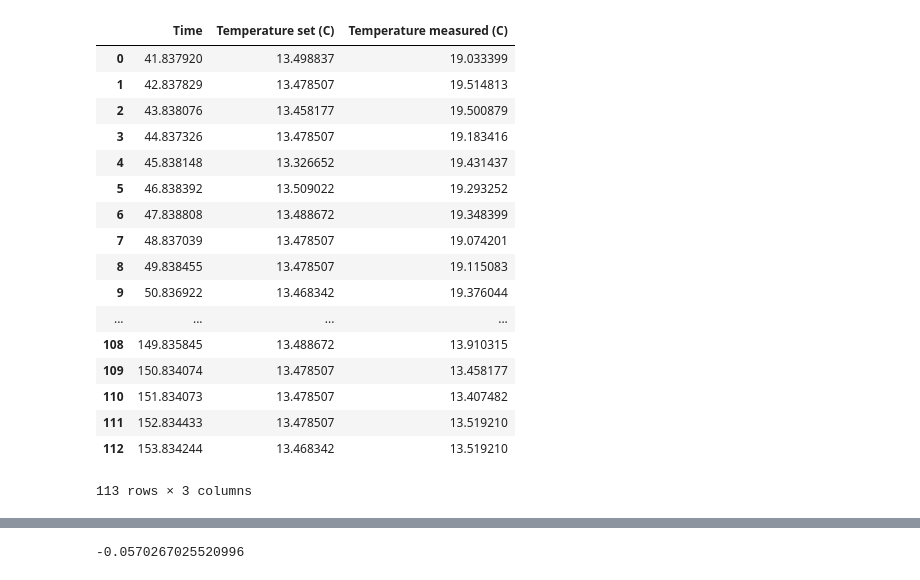
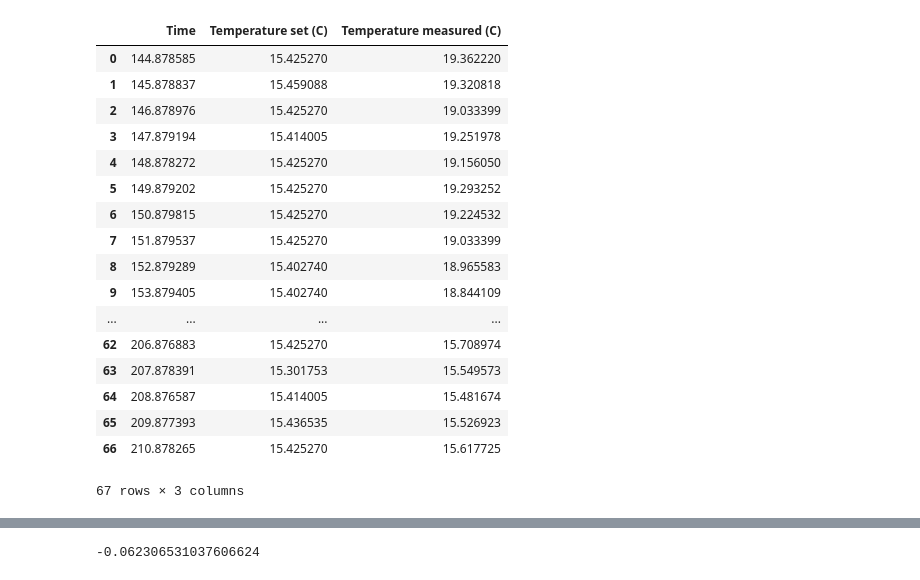
Before and after one commit to deepakkrishnamurthy/DeepCool, a Jupyter notebook: testing_data/DeepCool testing plots.ipynb, the cells around one changed output, grey strips where cells are left out. Drawn from its saved outputs; the diff is of its cells as text; code cells hidden in the pictures.

```diff
--- a/testing_data/DeepCool testing plots.ipynb
+++ b/testing_data/DeepCool testing plots.ipynb
@@ -1,34 +1,34 @@
 # %%
 import numpy as np
 import pandas as pd
 import seaborn as sns
 import matplotlib.pyplot as plt
 %matplotlib notebook
 
-data_file = 'Enclosure_InsulationStuck2021-05-24 20-06-23.csv'
+data_file = 'DeepCool_Fan_302021-05-25 18-02-59.csv'
 
 df = pd.read_csv(data_file)
 
 df
 # %% [output]
 |  | Time | Temperature set (C) | Temperature measured (C) |
-| 0 | 41.837920 | 13.498837 | 19.033399 |
-| 1 | 42.837829 | 13.478507 | 19.514813 |
-| 2 | 43.838076 | 13.458177 | 19.500879 |
-| 3 | 44.837326 | 13.478507 | 19.183416 |
-| 4 | 45.838148 | 13.326652 | 19.431437 |
-| 5 | 46.838392 | 13.509022 | 19.293252 |
-| 6 | 47.838808 | 13.488672 | 19.348399 |
-| 7 | 48.837039 | 13.478507 | 19.074201 |
-| 8 | 49.838455 | 13.478507 | 19.115083 |
-| 9 | 50.836922 | 13.468342 | 19.376044 |
+| 0 | 144.878585 | 15.425270 | 19.362220 |
+| 1 | 145.878837 | 15.459088 | 19.320818 |
+| 2 | 146.878976 | 15.425270 | 19.033399 |
+| 3 | 147.879194 | 15.414005 | 19.251978 |
+| 4 | 148.878272 | 15.425270 | 19.156050 |
+| 5 | 149.879202 | 15.425270 | 19.293252 |
+| 6 | 150.879815 | 15.425270 | 19.224532 |
+| 7 | 151.879537 | 15.425270 | 19.033399 |
+| 8 | 152.879289 | 15.402740 | 18.965583 |
+| 9 | 153.879405 | 15.402740 | 18.844109 |
 | ... | ... | ... | ... |
-| 108 | 149.835845 | 13.488672 | 13.910315 |
-| 109 | 150.834074 | 13.478507 | 13.458177 |
-| 110 | 151.834073 | 13.478507 | 13.407482 |
-| 111 | 152.834433 | 13.478507 | 13.519210 |
-| 112 | 153.834244 | 13.468342 | 13.519210 |
+| 62 | 206.876883 | 15.425270 | 15.708974 |
+| 63 | 207.878391 | 15.301753 | 15.549573 |
+| 64 | 208.876587 | 15.414005 | 15.481674 |
+| 65 | 209.877393 | 15.436535 | 15.526923 |
+| 66 | 210.878265 | 15.425270 | 15.617725 |
-113 rows × 3 columns
+67 rows × 3 columns
 # %%
 window_size = 10
 temp_set_rollling_avg= np.array(df.loc[:,'Temperature set (C)'].rolling(window = window_size, center = True).mean())
@@ -53,7 +53,7 @@ plt.show()
 p = np.polyfit(np.array(df["Time"]), np.array(df["Temperature measured (C)"]), deg = 1)
 p[0]
 # %% [output]
--0.0570267025520996
+-0.062306531037606624
 # %%
 # Duct installed, No fan: -0.03684551
 # No fan no duct (enclosure only): -0.0593734
```
Also changed, not shown: parts of 3 cells of this notebook, 7 other files.
